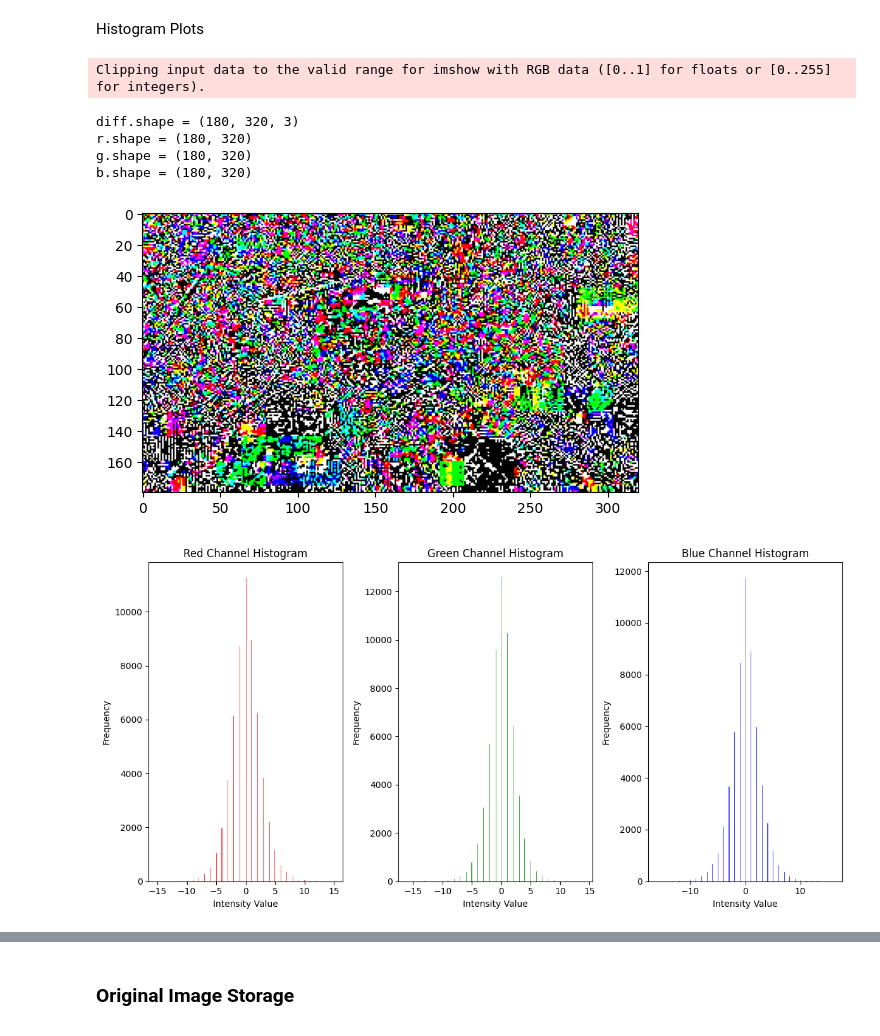
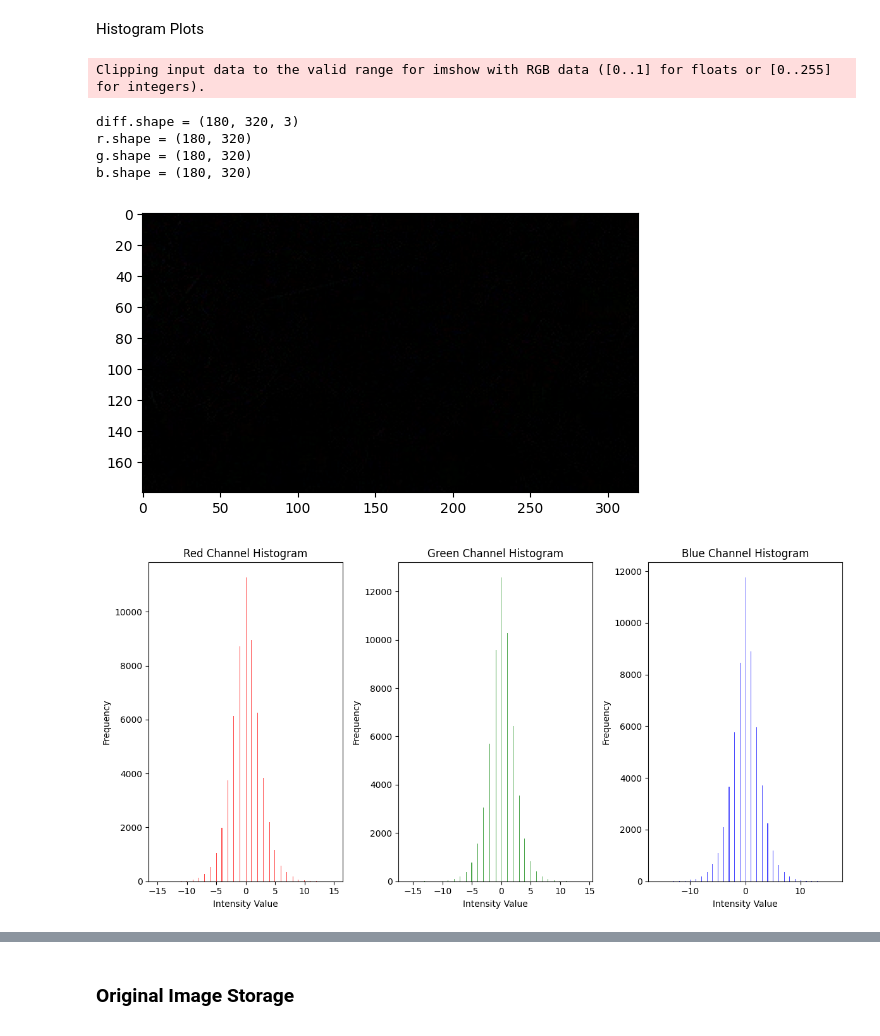
Before and after one commit to suman1209/robotics_dataset_compression, a Jupyter notebook: research/histogram.ipynb, the cells around one changed output, grey strips where cells are left out. Cells and saved outputs as stored; diff of their text form; code cells hidden in the pictures.

Commit message:
updated histograms

```diff
--- a/research/histogram.ipynb
+++ b/research/histogram.ipynb
@@ -54,8 +54,8 @@ Histogram Plots
 # %%
 import numpy as np
 
-image1 = np.array(image1, dtype = np.float32)
-image2 = np.array(image2, dtype = np.float32)
+image1 = np.array(image1, dtype = np.int16)
+image2 = np.array(image2, dtype = np.int16)
 diff  = image2 - image1
 plt.imshow(diff)
 r = diff[:, :, 0]
@@ -76,34 +76,34 @@ plt.hist(r.ravel(), bins=256, color='red', alpha=0.7)
 plt.title('Red Channel Histogram')
 plt.xlabel('Intensity Value')
 plt.ylabel('Frequency')
 
 # Plot for the Green channel
 plt.subplot(1, 3, 2)
 plt.hist(g.ravel(), bins=256, color='green', alpha=0.7)
 plt.title('Green Channel Histogram')
 plt.xlabel('Intensity Value')
 plt.ylabel('Frequency')
 
 # Plot for the Blue channel
 plt.subplot(1, 3, 3)
 plt.hist(b.ravel(), bins=256, color='blue', alpha=0.7)
 plt.title('Blue Channel Histogram')
 plt.xlabel('Intensity Value')
 plt.ylabel('Frequency')
 
 
 
 plt.tight_layout()
 plt.show()
 
 # plt.hist(r)
 # %% [output]
 Clipping input data to the valid range for imshow with RGB data ([0..1] for floats or [0..255] for integers).
 diff.shape = (180, 320, 3)
 r.shape = (180, 320)
 g.shape = (180, 320)
 b.shape = (180, 320)
-[figure, old version]
+[figure, new version]
 [figure]
 # %%
 # plot for all channels
```
Also changed, not shown: parts of 1 cell of this notebook.
